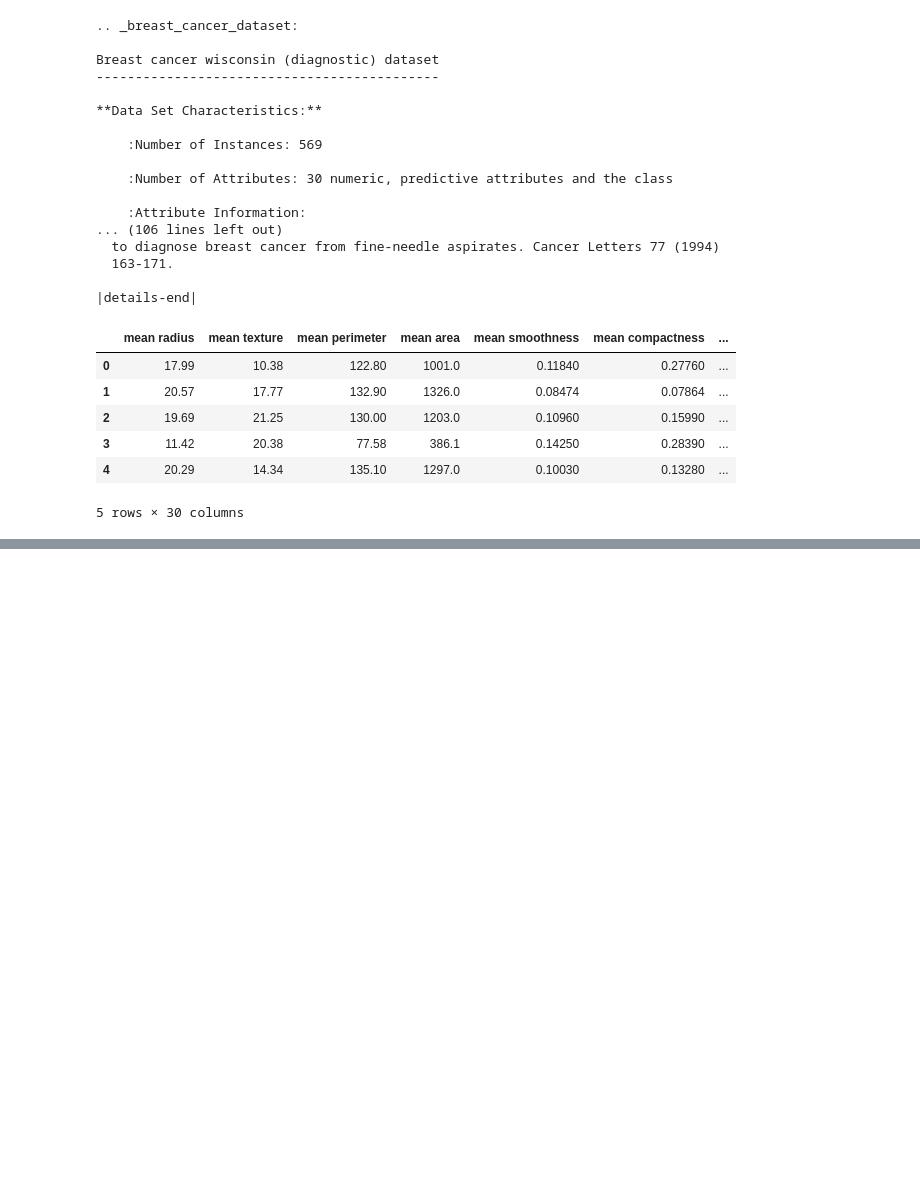
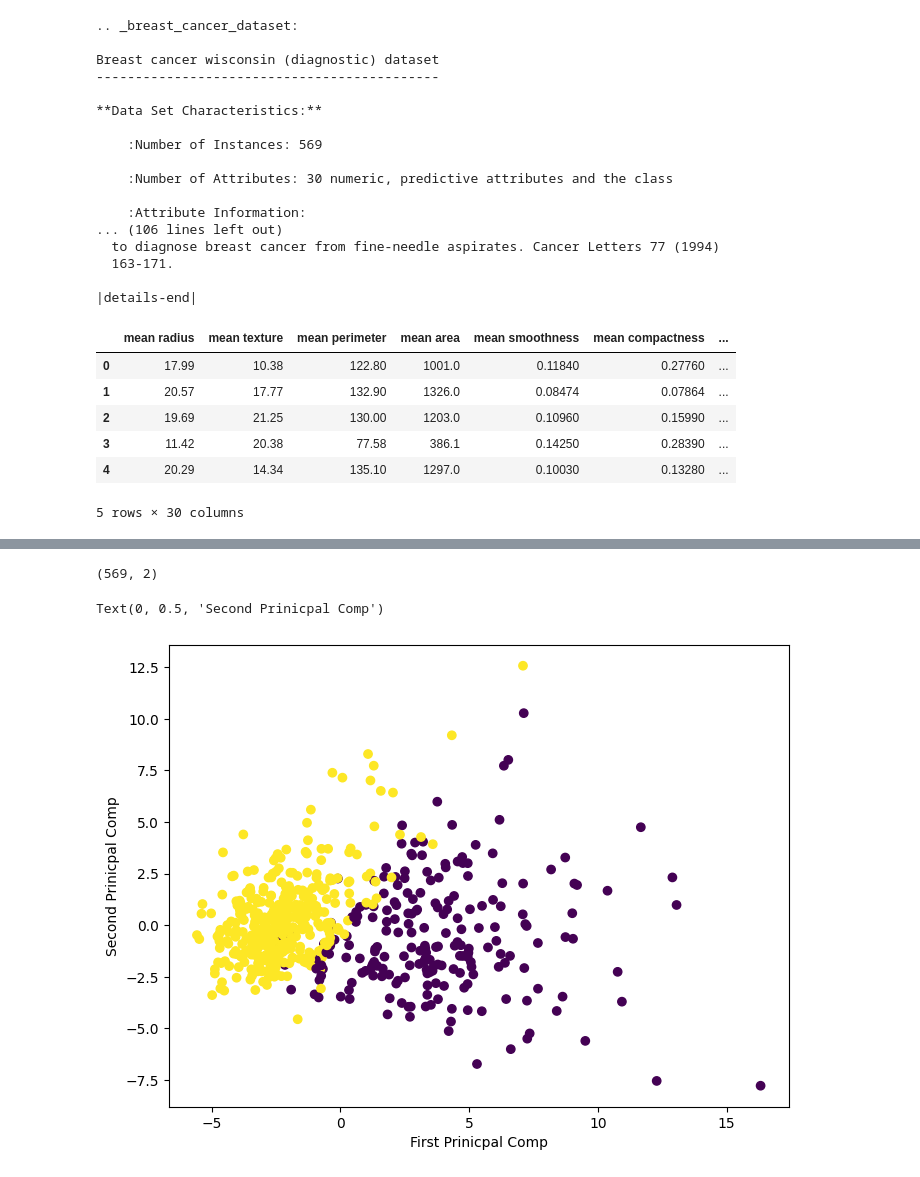
Before and after one commit to Jayasuryan0821-git/Machine-Learning-Lab, a Jupyter notebook: Mini_Project/PCA_Tutorial/PCA_tutorial.ipynb, the cells around one changed output, grey strips where cells are left out. Saved outputs shown, nothing was run; the diff lists cells and outputs as text; code cells hidden in the pictures; blank space fills up the shorter version.

```diff
--- a/Mini_Project/PCA_Tutorial/PCA_tutorial.ipynb
+++ b/Mini_Project/PCA_Tutorial/PCA_tutorial.ipynb
@@ -42,0 +47,3 @@ df.head(5)
+# %%
+sc =  StandardScaler()
+sc.fit(df)
@@ -42,0 +52,3 @@ df.head(5)
+# %%
+scaled_data = sc.transform(df)
+scaled_data
@@ -42,0 +71,16 @@ df.head(5)
+# %%
+pca = PCA(n_components=2)
+pca.fit(scaled_data)
+x_pca = pca.transform(scaled_data)
+# %%
+x_pca.shape
+# %% [output]
+(569, 2)
+# %%
+plt.figure(figsize=(8,6))
+plt.scatter(x_pca[:,0],x_pca[:,1],c=cancer['target'])
+plt.xlabel('First Prinicpal Comp')
+plt.ylabel('Second Prinicpal Comp')
+# %% [output]
+Text(0, 0.5, 'Second Prinicpal Comp')
+[figure, added]
```
Also changed, not shown: parts of 5 cells of this notebook.
